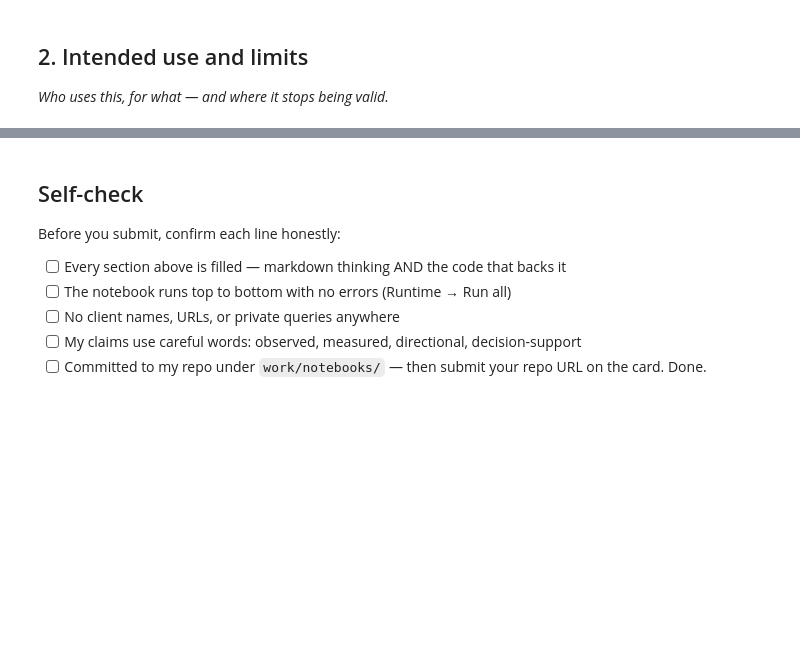
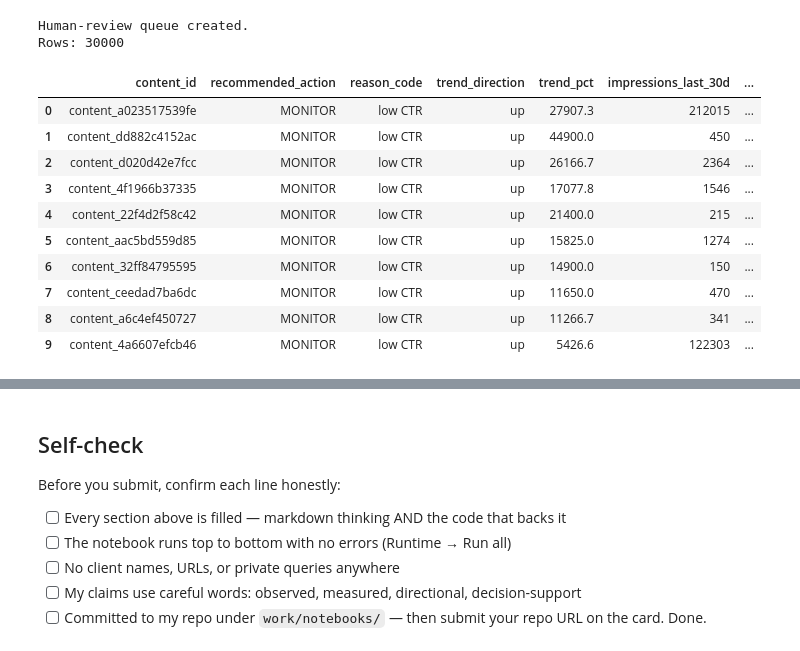
Before and after one commit to HarshiniChebrolu/Flyrank-ml-internship, a Jupyter notebook: work/notebooks/w07_action_playbook.ipynb, the cells around one changed output, grey strips where cells are left out. Cells and saved outputs as stored; diff of their text form; code cells hidden in the pictures; blank space fills up the shorter version.

```diff
--- a/work/notebooks/w07_action_playbook.ipynb
+++ b/work/notebooks/w07_action_playbook.ipynb
@@ -13,7 +190,34 @@ This skeleton is yours to fill. Work the sections **in order** — each one has
 # %%
 # This cell is for CODE (numbers, a query, a check).
 # Write your text answer in the cell ABOVE this one — typing sentences here breaks Run All.
+required_review_columns = [
+    "content_id",
+    "recommended_action",
+    "reason_code",
+    "trend_direction",
+    "trend_pct",
+    "impressions_last_30d",
+    "clicks_last_30d",
+    "ctr"
+]
+
+review_queue = ranked_queue[required_review_columns].copy()
+
+print("Human-review queue created.")
+print("Rows:", len(review_queue))
+
+display(review_queue.head(10))
+# %% [output]
+Human-review queue created.
+Rows: 30000
+|  | content_id | recommended_action | reason_code | trend_direction | trend_pct | impressions_last_30d | ... |
+| 0 | content_a023517539fe | MONITOR | low CTR | up | 27907.3 | 212015 | ... |
+| 1 | content_dd882c4152ac | MONITOR | low CTR | up | 44900.0 | 450 | ... |
+| 2 | content_d020d42e7fcc | MONITOR | low CTR | up | 26166.7 | 2364 | ... |
+| 3 | content_4f1966b37335 | MONITOR | low CTR | up | 17077.8 | 1546 | ... |
+| 4 | content_22f4d2f58c42 | MONITOR | low CTR | up | 21400.0 | 215 | ... |
+| 5 | content_aac5bd559d85 | MONITOR | low CTR | up | 15825.0 | 1274 | ... |
+| 6 | content_32ff84795595 | MONITOR | low CTR | up | 14900.0 | 150 | ... |
+| 7 | content_ceedad7ba6dc | MONITOR | low CTR | up | 11650.0 | 470 | ... |
+| 8 | content_a6c4ef450727 | MONITOR | low CTR | up | 11266.7 | 341 | ... |
+| 9 | content_4a6607efcb46 | MONITOR | low CTR | up | 5426.6 | 122303 | ... |
-# %% [markdown]
-## 2. Intended use and limits
-
-*Who uses this, for what — and where it stops being valid.*
```
Also changed, not shown: parts of 18 cells of this notebook.
